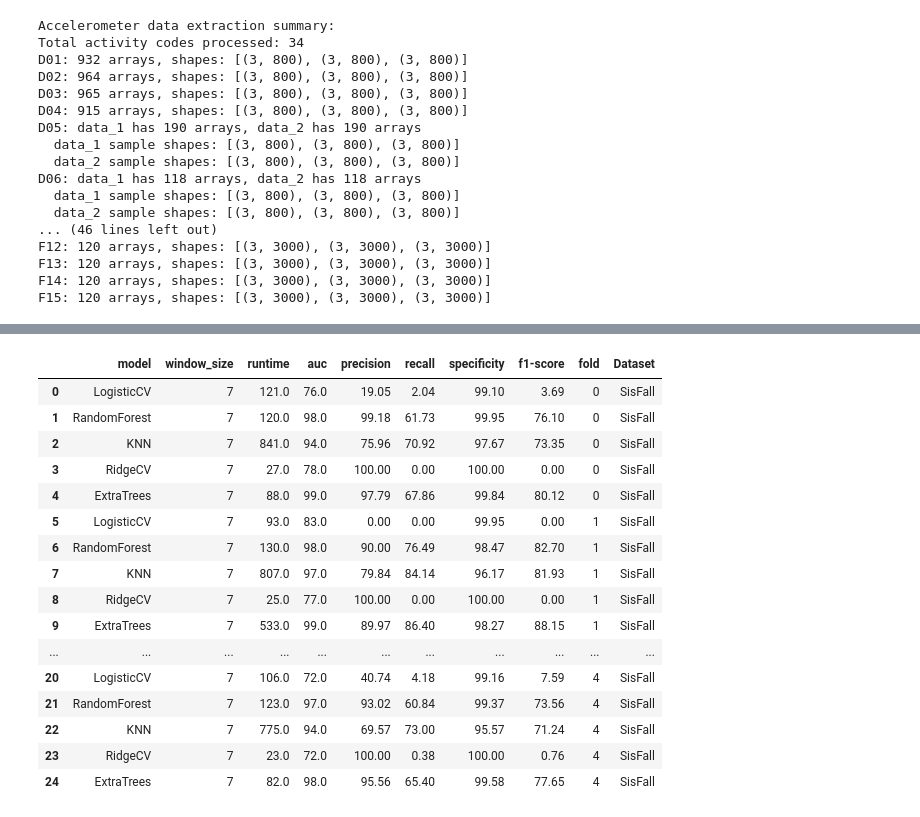
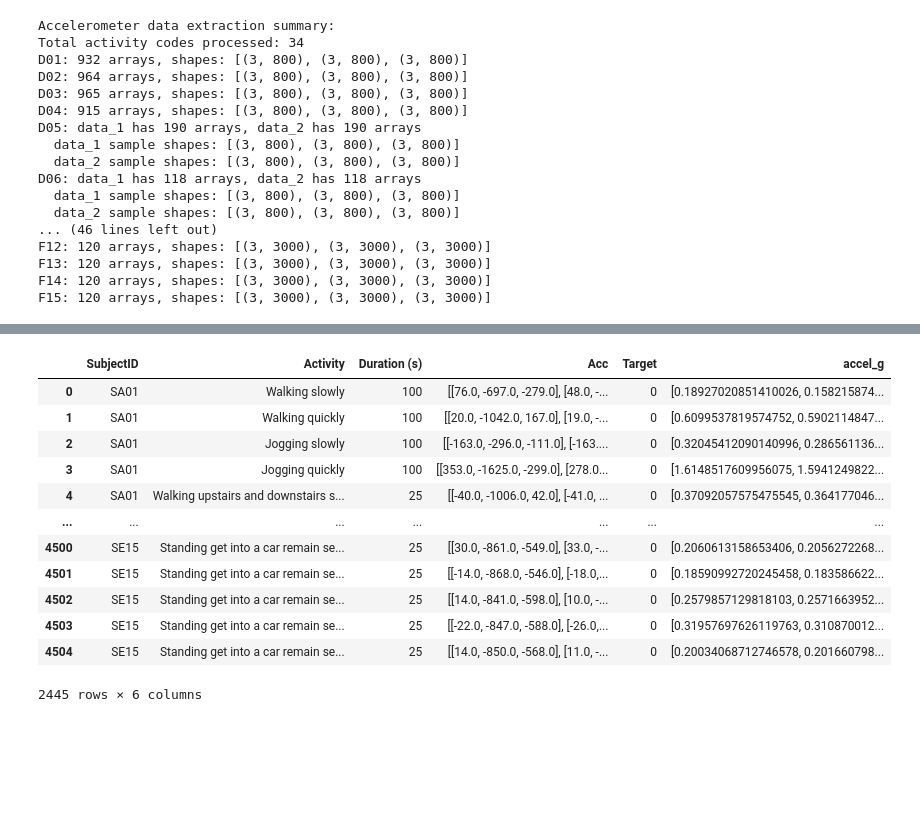
Before and after one commit to AliShrz/earpiece-fall-detection, a Jupyter notebook: Sisfall_model_training.ipynb, the cells around one changed output, grey strips where cells are left out. Drawn from its saved outputs; the diff is of its cells as text; code cells hidden in the pictures; blank space fills up the shorter version.

```diff
--- a/Sisfall_model_training.ipynb
+++ b/Sisfall_model_training.ipynb
@@ -437,22 +427,18 @@ sisfall_df = sisfall.load()
 # sisfall_cv_df, sisfall_aggr = classifiers.cross_validate(
 #   sisfall, df=sisfall_df, model_type='tabular')
-# %%
-sisfall_cv_df
-# %% [output]
-|  | model | window_size | runtime | auc | precision | recall | specificity | f1-score | fold | Dataset |
-| 0 | LogisticCV | 7 | 121.0 | 76.0 | 19.05 | 2.04 | 99.10 | 3.69 | 0 | SisFall |
-| 1 | RandomForest | 7 | 120.0 | 98.0 | 99.18 | 61.73 | 99.95 | 76.10 | 0 | SisFall |
-| 2 | KNN | 7 | 841.0 | 94.0 | 75.96 | 70.92 | 97.67 | 73.35 | 0 | SisFall |
-| 3 | RidgeCV | 7 | 27.0 | 78.0 | 100.00 | 0.00 | 100.00 | 0.00 | 0 | SisFall |
-| 4 | ExtraTrees | 7 | 88.0 | 99.0 | 97.79 | 67.86 | 99.84 | 80.12 | 0 | SisFall |
-| 5 | LogisticCV | 7 | 93.0 | 83.0 | 0.00 | 0.00 | 99.95 | 0.00 | 1 | SisFall |
-| 6 | RandomForest | 7 | 130.0 | 98.0 | 90.00 | 76.49 | 98.47 | 82.70 | 1 | SisFall |
-| 7 | KNN | 7 | 807.0 | 97.0 | 79.84 | 84.14 | 96.17 | 81.93 | 1 | SisFall |
-| 8 | RidgeCV | 7 | 25.0 | 77.0 | 100.00 | 0.00 | 100.00 | 0.00 | 1 | SisFall |
-| 9 | ExtraTrees | 7 | 533.0 | 99.0 | 89.97 | 86.40 | 98.27 | 88.15 | 1 | SisFall |
-| ... | ... | ... | ... | ... | ... | ... | ... | ... | ... | ... |
-| 20 | LogisticCV | 7 | 106.0 | 72.0 | 40.74 | 4.18 | 99.16 | 7.59 | 4 | SisFall |
-| 21 | RandomForest | 7 | 123.0 | 97.0 | 93.02 | 60.84 | 99.37 | 73.56 | 4 | SisFall |
-| 22 | KNN | 7 | 775.0 | 94.0 | 69.57 | 73.00 | 95.57 | 71.24 | 4 | SisFall |
-| 23 | RidgeCV | 7 | 23.0 | 72.0 | 100.00 | 0.38 | 100.00 | 0.76 | 4 | SisFall |
-| 24 | ExtraTrees | 7 | 82.0 | 98.0 | 95.56 | 65.40 | 99.58 | 77.65 | 4 | SisFall |
+# %%
+sisfall_df
+# %% [output]
+|  | SubjectID | Activity | Duration (s) | Acc | Target | accel_g |
+| 0 | SA01 | Walking slowly | 100 | [[76.0, -697.0, -279.0], [48.0, -... | 0 | [0.18927020851410026, 0.158215874... |
+| 1 | SA01 | Walking quickly | 100 | [[20.0, -1042.0, 167.0], [19.0, -... | 0 | [0.6099537819574752, 0.5902114847... |
+| 2 | SA01 | Jogging slowly | 100 | [[-163.0, -296.0, -111.0], [-163.... | 0 | [0.32045412090140996, 0.286561136... |
+| 3 | SA01 | Jogging quickly | 100 | [[353.0, -1625.0, -299.0], [278.0... | 0 | [1.6148517609956075, 1.5941249822... |
+| 4 | SA01 | Walking upstairs and downstairs s... | 25 | [[-40.0, -1006.0, 42.0], [-41.0, ... | 0 | [0.37092057575475545, 0.364177046... |
+| ... | ... | ... | ... | ... | ... | ... |
+| 4500 | SE15 | Standing get into a car remain se... | 25 | [[30.0, -861.0, -549.0], [33.0, -... | 0 | [0.2060613158653406, 0.2056272268... |
+| 4501 | SE15 | Standing get into a car remain se... | 25 | [[-14.0, -868.0, -546.0], [-18.0,... | 0 | [0.18590992720245458, 0.183586622... |
+| 4502 | SE15 | Standing get into a car remain se... | 25 | [[14.0, -841.0, -598.0], [10.0, -... | 0 | [0.2579857129818103, 0.2571663952... |
+| 4503 | SE15 | Standing get into a car remain se... | 25 | [[-22.0, -847.0, -588.0], [-26.0,... | 0 | [0.31957697626119763, 0.310870012... |
+| 4504 | SE15 | Standing get into a car remain se... | 25 | [[14.0, -850.0, -568.0], [11.0, -... | 0 | [0.20034068712746578, 0.201660798... |
+2445 rows × 6 columns
```
Also changed, not shown: parts of 11 cells of this notebook, 5 other files.
